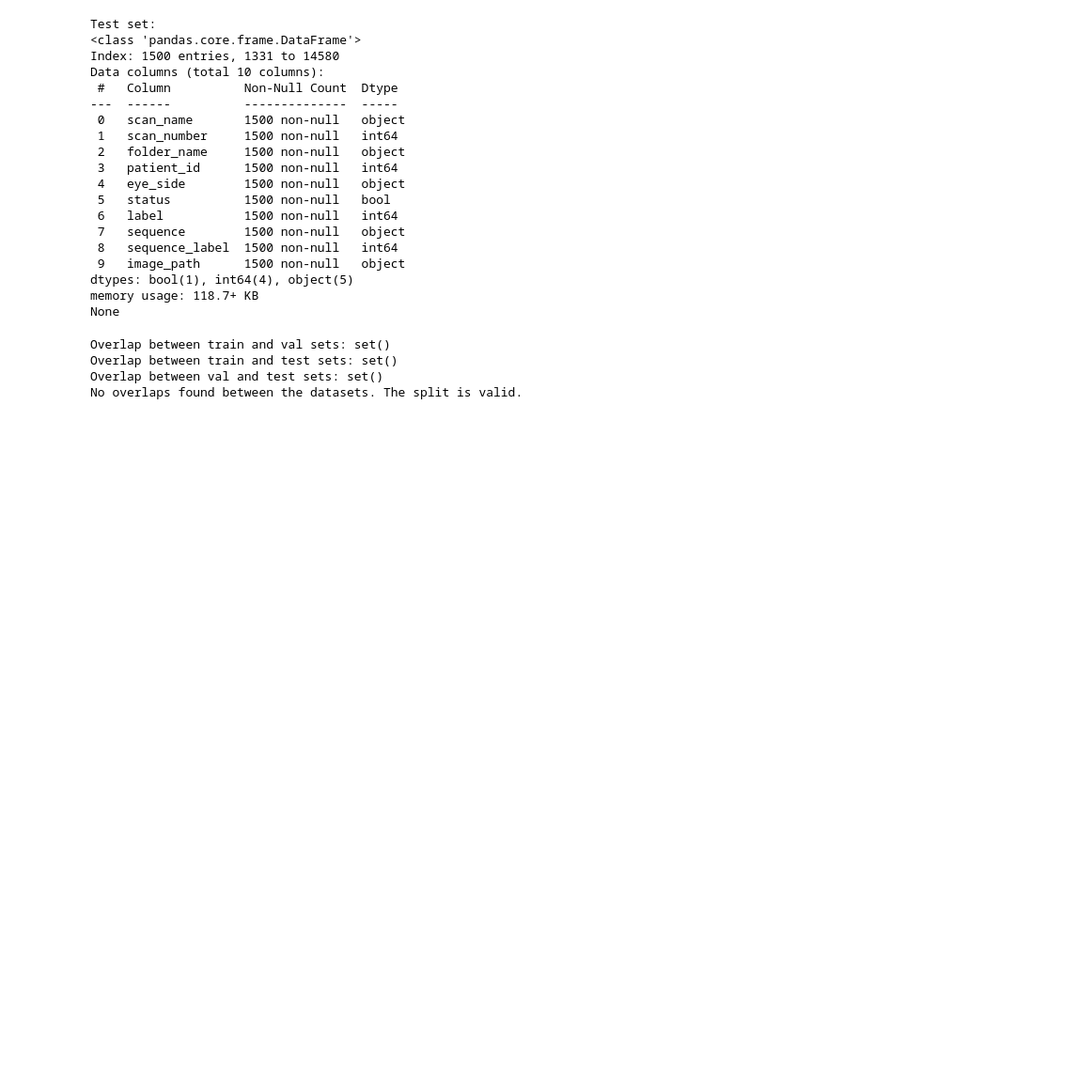
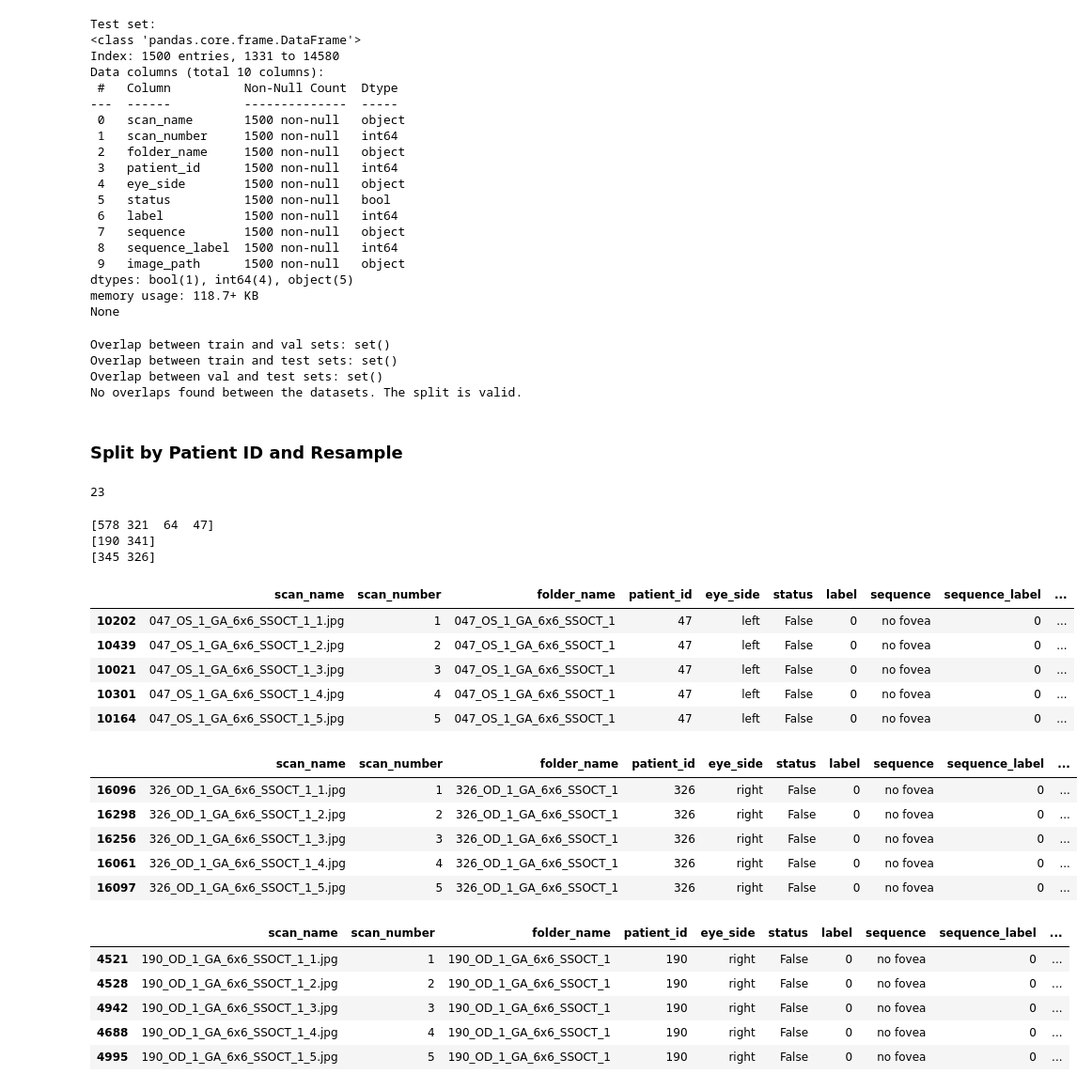
Before and after one commit to DonnaHooshmand/OCT-GA-Detection, a Jupyter notebook: FoveaProgression/notebooks/fovea_data.ipynb, the cells around one changed output. Shown: that part at 94% size. Drawn from its saved outputs; the diff is of its cells as text; code cells hidden in the pictures; blank space fills up the shorter version.

Commit message:
resample data by patient id

```diff
--- a/FoveaProgression/notebooks/fovea_data.ipynb
+++ b/FoveaProgression/notebooks/fovea_data.ipynb
@@ -78,0 +87,12 @@ def landmark_labels(fovea_landmarks,fovea_detection_data):
+# %%
+# Function to resample patient data with renaming
+def resample_patient_data(patient_data, max_appointments):
+    appointment_folders = patient_data['folder_name'].unique()
+    resampled_folders = np.random.choice(appointment_folders, max_appointments, replace=True)
+    resampled_data = []
+    for i, folder in enumerate(resampled_folders):
+        folder_data = patient_data[patient_data['folder_name'] == folder].copy()
+        if i >= len(appointment_folders):
+            folder_data['folder_name'] = f"{folder}_resample_{i - len(appointment_folders) + 1}"
+        resampled_data.append(folder_data)
+    return pd.concat(resampled_data)
@@ -303,3 +337,56 @@ No overlaps found between the datasets. The split is valid.
 train_scans.to_csv('../data/model/train.csv')
 val_scans.to_csv('../data/model/val.csv')
 test_scans.to_csv('../data/model/test.csv')
+# %% [markdown]
+### Split by Patient ID and Resample
+# %%
+# Step 1: Resample the data
+# Get the number of appointments per patient
+appointments_per_patient = df_model_ex_unknown.groupby('patient_id')['folder_name'].nunique()
+max_appointments = appointments_per_patient.max()
+print(max_appointments)
+# %% [output]
+23
+# %%
+# Apply resampling to each patient
+df_resampled = pd.concat([resample_patient_data(df_model_ex_unknown[df_model_ex_unknown['patient_id'] == patient_id], max_appointments)
+                          for patient_id in df_model_ex_unknown['patient_id'].unique()])
+# %%
+# Step 2: Split the data into train, val, test sets (80/10/10)
+patient_ids = df_resampled['patient_id'].unique()
+train_ids, test_ids = train_test_split(patient_ids, test_size=0.2)
+train_ids, val_ids = train_test_split(train_ids, test_size=0.2)
+print(train_ids)
+print(test_ids)
+print(val_ids)
+# %% [output]
+[578 321  64  47]
+[190 341]
+[345 326]
+# %%
+# Split the resampled DataFrame into train, val, test sets
+df_train = df_resampled[df_resampled['patient_id'].isin(train_ids)]
+df_val = df_resampled[df_resampled['patient_id'].isin(val_ids)]
+df_test = df_resampled[df_resampled['patient_id'].isin(test_ids)]
+display(df_train.head())
+display(df_val.head())
+display(df_test.head())
+# %% [output]
+|  | scan_name | scan_number | folder_name | patient_id | eye_side | status | label | sequence | sequence_label | ... |
+| 10202 | 047_OS_1_GA_6x6_SSOCT_1_1.jpg | 1 | 047_OS_1_GA_6x6_SSOCT_1 | 47 | left | False | 0 | no fovea | 0 | ... |
+| 10439 | 047_OS_1_GA_6x6_SSOCT_1_2.jpg | 2 | 047_OS_1_GA_6x6_SSOCT_1 | 47 | left | False | 0 | no fovea | 0 | ... |
+| 10021 | 047_OS_1_GA_6x6_SSOCT_1_3.jpg | 3 | 047_OS_1_GA_6x6_SSOCT_1 | 47 | left | False | 0 | no fovea | 0 | ... |
+| 10301 | 047_OS_1_GA_6x6_SSOCT_1_4.jpg | 4 | 047_OS_1_GA_6x6_SSOCT_1 | 47 | left | False | 0 | no fovea | 0 | ... |
+| 10164 | 047_OS_1_GA_6x6_SSOCT_1_5.jpg | 5 | 047_OS_1_GA_6x6_SSOCT_1 | 47 | left | False | 0 | no fovea | 0 | ... |
+|  | scan_name | scan_number | folder_name | patient_id | eye_side | status | label | sequence | sequence_label | ... |
+| 16096 | 326_OD_1_GA_6x6_SSOCT_1_1.jpg | 1 | 326_OD_1_GA_6x6_SSOCT_1 | 326 | right | False | 0 | no fovea | 0 | ... |
+| 16298 | 326_OD_1_GA_6x6_SSOCT_1_2.jpg | 2 | 326_OD_1_GA_6x6_SSOCT_1 | 326 | right | False | 0 | no fovea | 0 | ... |
+| 16256 | 326_OD_1_GA_6x6_SSOCT_1_3.jpg | 3 | 326_OD_1_GA_6x6_SSOCT_1 | 326 | right | False | 0 | no fovea | 0 | ... |
+| 16061 | 326_OD_1_GA_6x6_SSOCT_1_4.jpg | 4 | 326_OD_1_GA_6x6_SSOCT_1 | 326 | right | False | 0 | no fovea | 0 | ... |
+| 16097 | 326_OD_1_GA_6x6_SSOCT_1_5.jpg | 5 | 326_OD_1_GA_6x6_SSOCT_1 | 326 | right | False | 0 | no fovea | 0 | ... |
+|  | scan_name | scan_number | folder_name | patient_id | eye_side | status | label | sequence | sequence_label | ... |
+| 4521 | 190_OD_1_GA_6x6_SSOCT_1_1.jpg | 1 | 190_OD_1_GA_6x6_SSOCT_1 | 190 | right | False | 0 | no fovea | 0 | ... |
+| 4528 | 190_OD_1_GA_6x6_SSOCT_1_2.jpg | 2 | 190_OD_1_GA_6x6_SSOCT_1 | 190 | right | False | 0 | no fovea | 0 | ... |
+| 4942 | 190_OD_1_GA_6x6_SSOCT_1_3.jpg | 3 | 190_OD_1_GA_6x6_SSOCT_1 | 190 | right | False | 0 | no fovea | 0 | ... |
+| 4688 | 190_OD_1_GA_6x6_SSOCT_1_4.jpg | 4 | 190_OD_1_GA_6x6_SSOCT_1 | 190 | right | False | 0 | no fovea | 0 | ... |
+| 4995 | 190_OD_1_GA_6x6_SSOCT_1_5.jpg | 5 | 190_OD_1_GA_6x6_SSOCT_1 | 190 | right | False | 0 | no fovea | 0 | ... |
```
Also changed, not shown: parts of 10 cells of this notebook, 9 other files.
